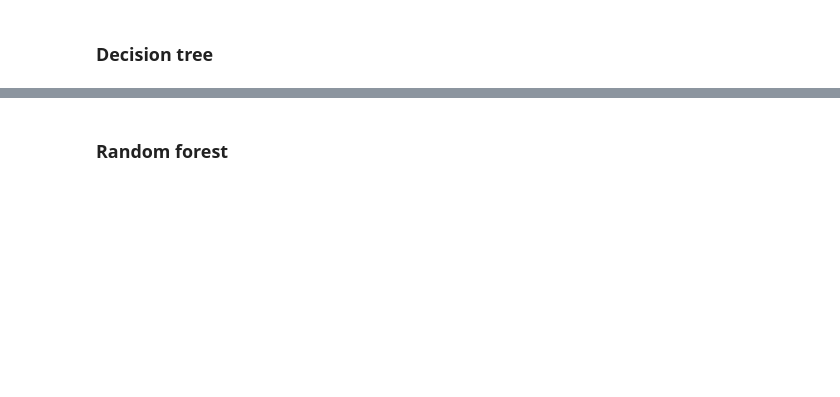
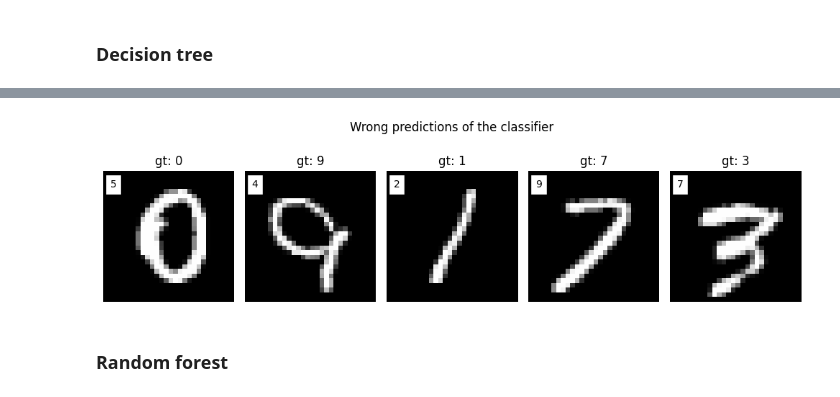
Before and after one commit to CuSynth/mlcourse, a Jupyter notebook: task 3/solution.ipynb, the cells around one changed output, grey strips where cells are left out. Saved outputs shown, nothing was run; the diff lists cells and outputs as text; code cells hidden in the pictures; blank space fills up the shorter version.

```diff
--- a/task 3/solution.ipynb
+++ b/task 3/solution.ipynb
@@ -64,3 +60,9 @@ plot_errors(X_test, y_test, dt.predict(X_test))
+# %%
+dt_pred = dt.predict(X_test)
+plot_errors(X_test, y_test, dt_pred)
+# plot_confusion_matrix(lr, dt_pred, y_test)
+# %% [output]
+[figure, added]
 # %% [markdown]
 ### Random forest
 # %%
```
Also changed, not shown: parts of 16 cells of this notebook.
